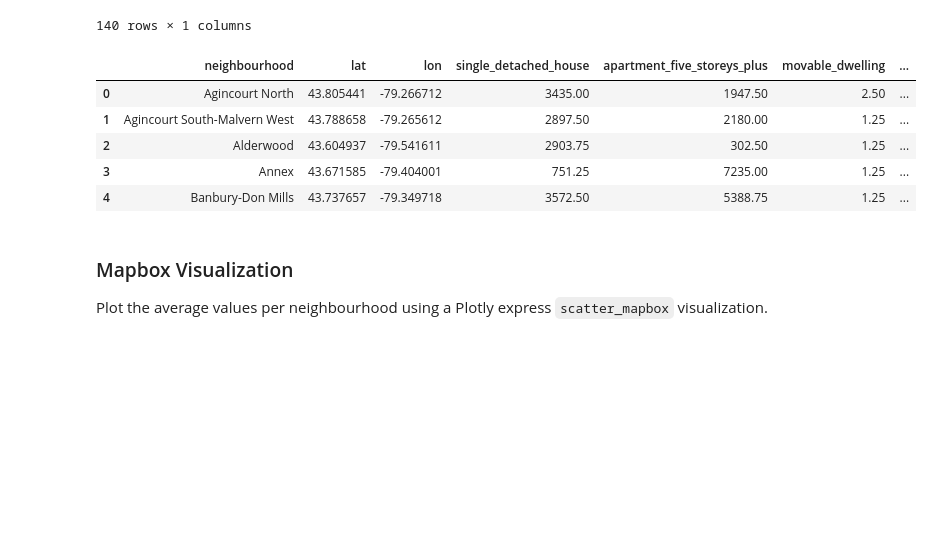
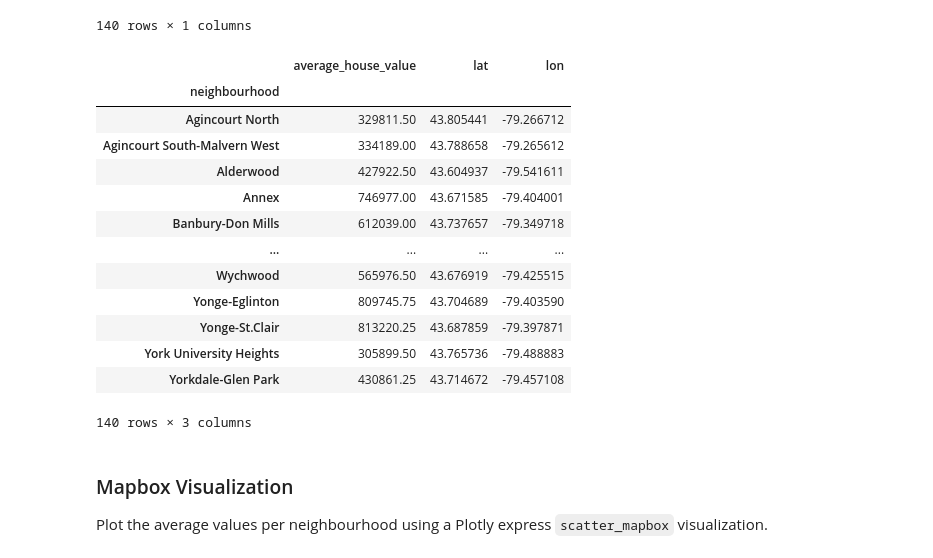
Before and after one commit to Nitin-Thomas/pyviz_homework, a Jupyter notebook: rental_analysis.ipynb, the cells around one changed output. Saved outputs shown, nothing was run; the diff lists cells and outputs as text; code cells hidden in the pictures; blank space fills up the shorter version.

```diff
--- a/rental_analysis.ipynb
+++ b/rental_analysis.ipynb
@@ -413,7 +418,7 @@ In this section, you will read in neighbourhoods location data and build an inte
 ### Load Location Data
 # %%
 # Load neighbourhoods coordinates data
-file_path = Path("Data/toronto_neighbourhoods_coordinates.csv")
+file_path = Path("toronto_neighbourhoods_coordinates.csv")
 df_neighbourhood_locations = pd.read_csv(file_path)
 df_neighbourhood_locations.head()
 # %% [output]
@@ -456,14 +461,23 @@ neighbourhood_avg_map_mean
 140 rows × 1 columns
 # %%
 # Join the average values with the neighbourhood locations
-# YOUR CODE HERE!
+location_value_map_join = neighbourhood_avg_map_mean.join(df_neighbourhood_locations.set_index('neighbourhood'), on='neighbourhood')
+location_value_map_join
 # %% [output]
-|  | neighbourhood | lat | lon | single_detached_house | apartment_five_storeys_plus | movable_dwelling | ... |
-| 0 | Agincourt North | 43.805441 | -79.266712 | 3435.00 | 1947.50 | 2.50 | ... |
-| 1 | Agincourt South-Malvern West | 43.788658 | -79.265612 | 2897.50 | 2180.00 | 1.25 | ... |
-| 2 | Alderwood | 43.604937 | -79.541611 | 2903.75 | 302.50 | 1.25 | ... |
-| 3 | Annex | 43.671585 | -79.404001 | 751.25 | 7235.00 | 1.25 | ... |
-| 4 | Banbury-Don Mills | 43.737657 | -79.349718 | 3572.50 | 5388.75 | 1.25 | ... |
+|  | average_house_value | lat | lon |
+| neighbourhood |  |  |  |
+| Agincourt North | 329811.50 | 43.805441 | -79.266712 |
+| Agincourt South-Malvern West | 334189.00 | 43.788658 | -79.265612 |
+| Alderwood | 427922.50 | 43.604937 | -79.541611 |
+| Annex | 746977.00 | 43.671585 | -79.404001 |
+| Banbury-Don Mills | 612039.00 | 43.737657 | -79.349718 |
+| ... | ... | ... | ... |
+| Wychwood | 565976.50 | 43.676919 | -79.425515 |
+| Yonge-Eglinton | 809745.75 | 43.704689 | -79.403590 |
+| Yonge-St.Clair | 813220.25 | 43.687859 | -79.397871 |
+| York University Heights | 305899.50 | 43.765736 | -79.488883 |
+| Yorkdale-Glen Park | 430861.25 | 43.714672 | -79.457108 |
+140 rows × 3 columns
 # %% [markdown]
 ### Mapbox Visualization
 
```
Also changed, not shown: parts of 11 cells of this notebook, 1 other file.
